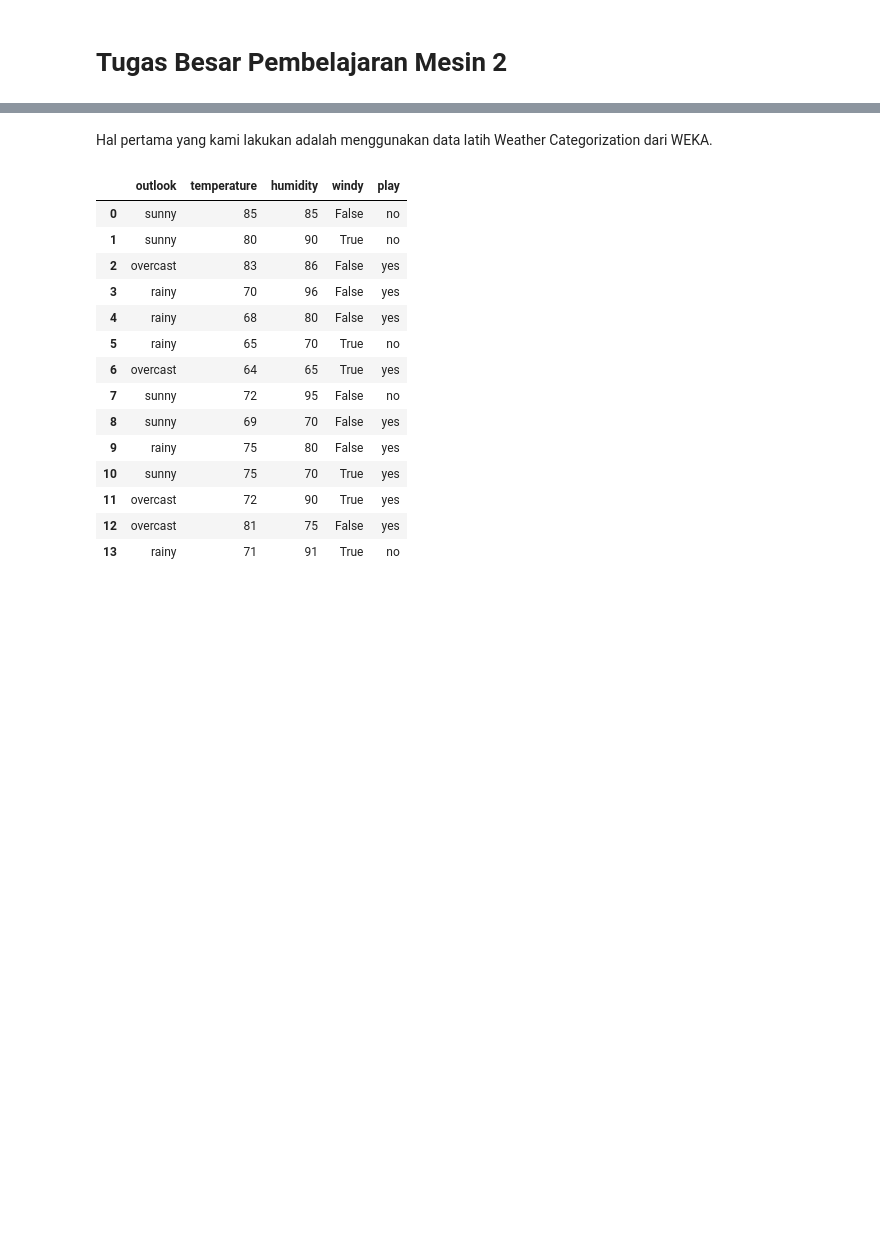
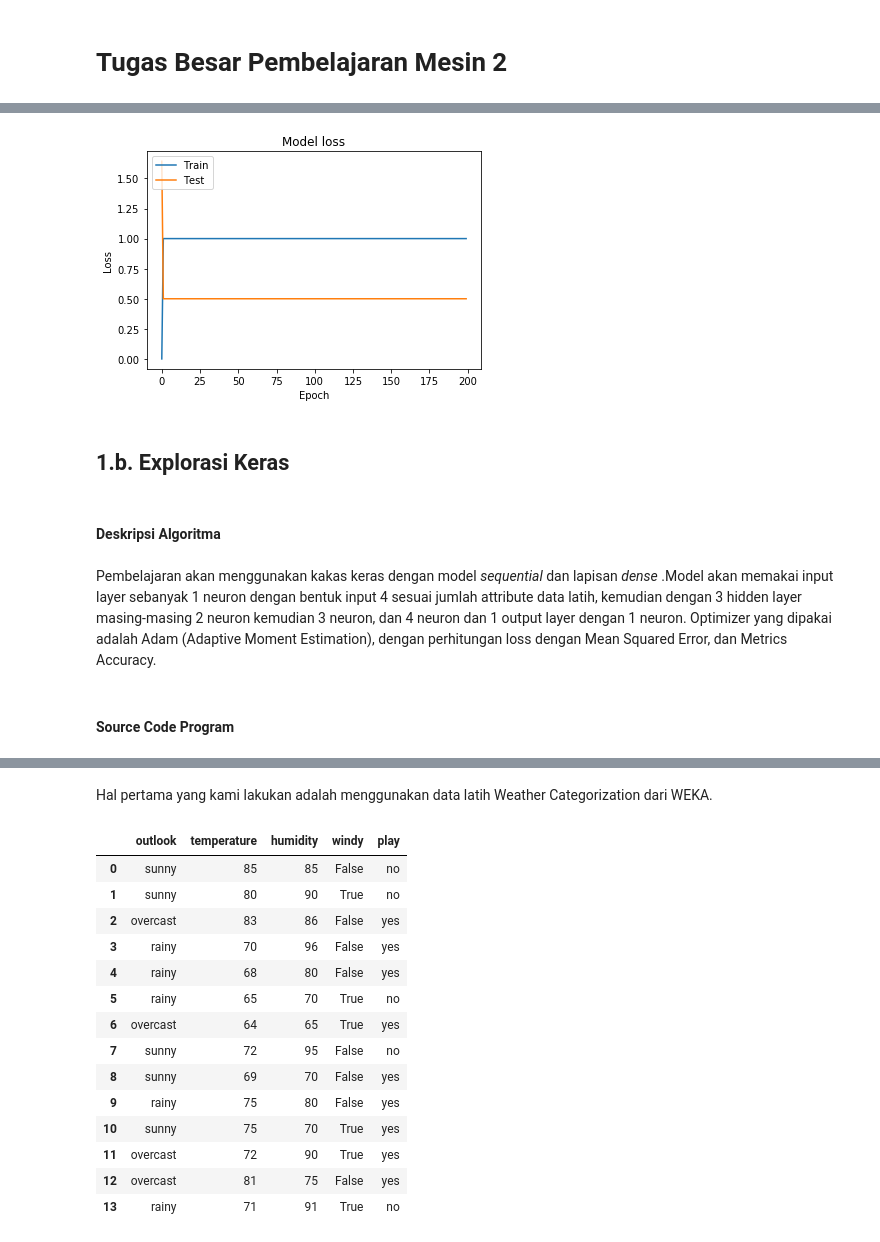
Before and after one commit to rizkiduwinanto/TubesML2, a Jupyter notebook: TubesML2.ipynb, the cells around one changed output, grey strips where cells are left out. Drawn from its saved outputs; the diff is of its cells as text; code cells hidden in the pictures; blank space fills up the shorter version.

```diff
--- a/TubesML2.ipynb
+++ b/TubesML2.ipynb
@@ -2,0 +188,18 @@
+# %%
+plt.plot(neural_network.history['loss'])
+plt.plot(neural_network.history['val_loss'])
+plt.title('Model loss')
+plt.ylabel('Loss')
+plt.xlabel('Epoch')
+plt.legend(['Train', 'Test'], loc='upper left')
+plt.show()
+# %% [output]
+[figure, added]
+# %% [markdown]
+## 1.b. Explorasi Keras
+# %% [markdown]
+#### Deskripsi Algoritma
+# %% [markdown]
+Pembelajaran akan menggunakan kakas keras dengan model <i>sequential</i> dan lapisan <i>dense</i> .Model akan memakai input layer sebanyak 1 neuron dengan bentuk input 4 sesuai jumlah attribute data latih, kemudian dengan 3 hidden layer masing-masing 2 neuron kemudian 3 neuron, dan 4 neuron dan 1 output layer dengan 1 neuron. Optimizer yang dipakai adalah Adam (Adaptive Moment Estimation), dengan perhitungan loss dengan Mean Squared Error, dan Metrics Accuracy.
+# %% [markdown]
+#### Source Code Program
```
Also changed, not shown: parts of 78 cells of this notebook, 1 other file.
